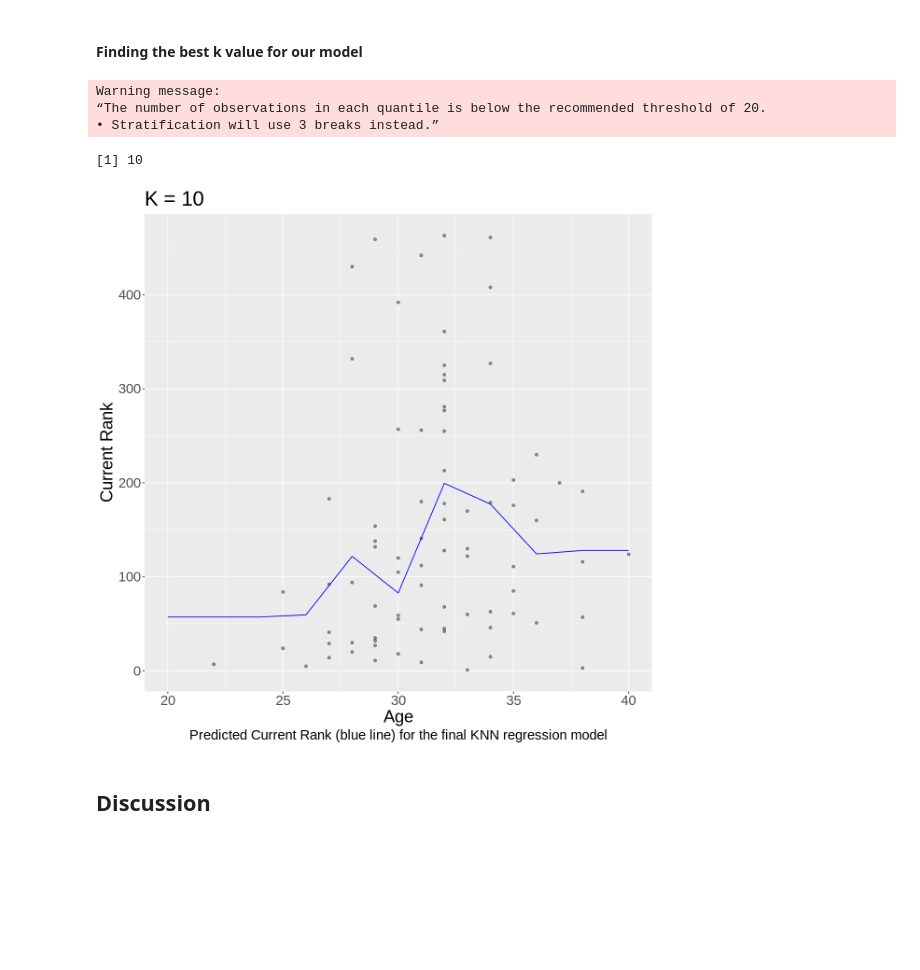
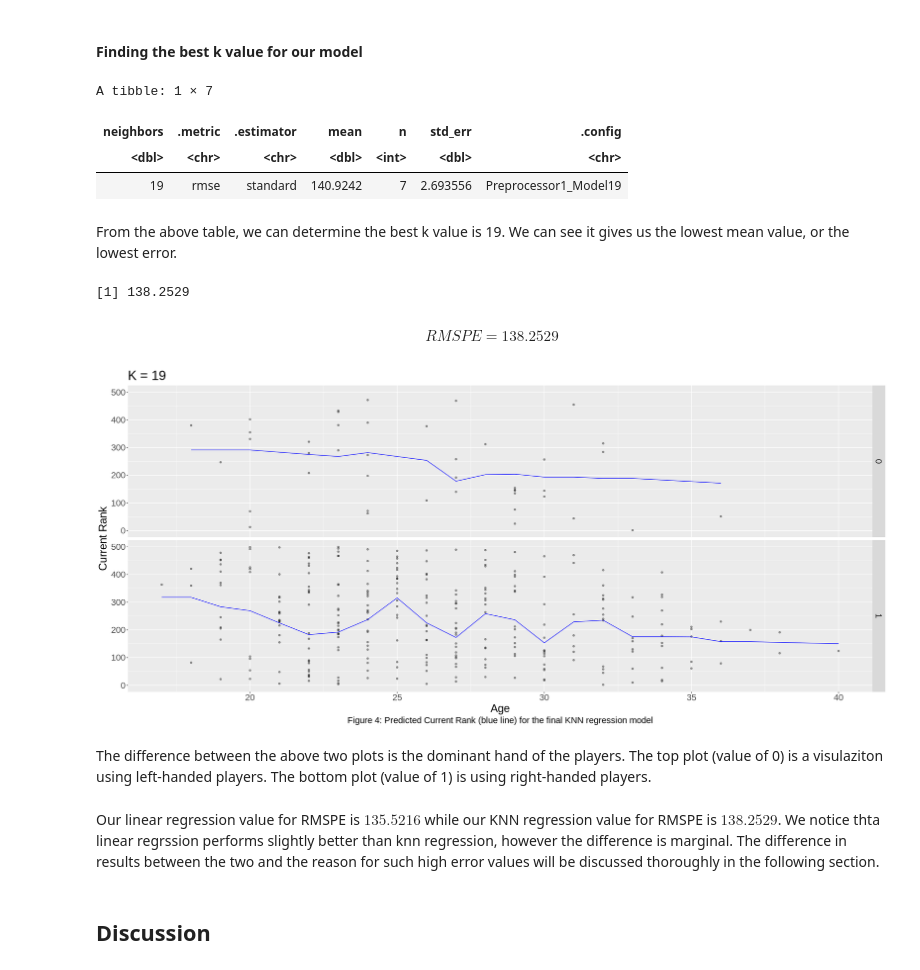
Before and after one commit to emilywang0/dsci-tennis-data-analysis, a Jupyter notebook: Proposal.ipynb, the cells around one changed output. Cells and saved outputs as stored; diff of their text form; code cells hidden in the pictures; blank space fills up the shorter version.

```diff
--- a/Proposal.ipynb
+++ b/Proposal.ipynb
@@ -121,9 +121,9 @@ Now, we will summarize our training data to report the mean of our numeric predi
 # %%
 # Split our data into training and testing
 set.seed(1234) #DO NOT REMOVE
-tennis_lm_split <- initial_split(tennis_lm_mutate %>% select(-Height), prop = 0.7, strata = Current.Rank)
-tennis_lm_train <- training(tennis_lm_split)
-tennis_lm_test <- testing(tennis_lm_split)
+tennis_split <- initial_split(tennis_lm_mutate %>% select(-Height), prop = 0.7, strata = Current.Rank)
+tennis_lm_train <- training(tennis_split)
+tennis_lm_test <- testing(tennis_split)
 
 missing_obs <- sum(apply(tennis_lm_train, 1, function(x) any(is.na(x)))) # Used to find the number of missing observations
 
@@ -337,6 +337,0 @@ A tibble: 115 × 3
-# %%
-tennis_knn_split <- initial_split(tennis_knn_mutate, prop = 0.7, strata = Current.Rank)
-tennis_knn_train <- training(tennis_knn_split)
-tennis_knn_test <- testing(tennis_knn_split)
-print("Table 6: Tennis knn Training Data")
-tennis_knn_train
@@ -365,68 +348,77 @@ knn_recipe <- recipe(Current.Rank ~ Age + Plays, data = tennis_knn_train) |>  #W
 
 knn_vfold <- vfold_cv(tennis_knn_train, v = 7, strata = Current.Rank) #We use seven folds here to get roughly 50 rows per fold.
 
-knn_workflow <- workflow() |>
+knn_workflow <- workflow() |> #we create a workflow by combining the recipe and model we just made.
     add_recipe(knn_recipe) |>
     add_model(knn_spec)
 
-gridvals <- tibble(neighbors = seq(from = 1, to = 10, by = 1))
+gridvals <- tibble(neighbors = seq(from = 1, to = 20, by = 1)) #We create a set of k values to be tested (1-20).
 
-knn_results <- knn_workflow |>
+knn_results <- knn_workflow |> #We perform the v fold cross validation.
 tune_grid(resamples = knn_vfold, grid = gridvals) |>
 collect_metrics()
 
-k_best <- knn_results |>
+k_best <- knn_results |> #We filter for the best k value and pull out the value.
 filter(.metric == "rmse") |>
-arrange(mean) |>
-slice(1) |>
-pull(neighbors)
+filter(mean == min(mean))
 
+print("Table 6: Best k value")
 k_best
 # %% [output]
-Warning message:
-“The number of observations in each quantile is below the recommended threshold of 20.
-• Stratification will use 3 breaks instead.”
+A tibble: 1 × 7
-[1] 10
+| neighbors | .metric | .estimator | mean | n | std_err | .config |
+| <dbl> | <chr> | <chr> | <dbl> | <int> | <dbl> | <chr> |
+| 19 | rmse | standard | 140.9242 | 7 | 2.693556 | Preprocessor1_Model19 |
+# %% [markdown]
+From the above table, we can determine the best k value is 19. We can see it gives us the lowest mean value, or the lowest error.
 # %%
 # Retrain our model using K = 10
-knn_spec <- nearest_neighbor(weight_func = "rectangular",
-                              neighbors = k_best) |>
+knn_best_spec <- nearest_neighbor(weight_func = "rectangular", # we create a new model with our optimised k value.
+                              neighbors = 19) |>
   set_engine("kknn") |>
   set_mode("regression")
 
-knn_fit <- workflow() |>
+knn_best_fit <- workflow() |> #we create a new workflow by adding together our optimised model wiht our recipe.
   add_recipe(knn_recipe) |>
-  add_model(knn_spec) |>
+  add_model(knn_best_spec) |>
   fit(data = tennis_knn_train)
 
 # Make predictions on test data, and compute summary of regresion quality
-knn_summary <- knn_fit |>
+knn_summary <- knn_best_fit |>
   predict(tennis_knn_test) |>
   bind_cols(tennis_knn_test) |>
   metrics(truth = Current.Rank, estimate = .pred) |>
   filter(.metric == 'rmse')|> select(.estimate) |> pull()
+
+knn_summary
+# %% [output]
+[1] 138.2529
+# %% [markdown]
+$$RMSPE = 138.2529$$
 # %%
-# Smallest and greatest age lies between 20-40, so the regression plot will only be relevant to these values
-knn_preds <- tibble(Age = seq(from = 20, to = 40, by = 2), Plays= seq(from = 20, to = 40, by = 2))
+knn_preds <- knn_best_fit |> #We make predictions witht the training set to plot in the below graphs.
+  predict(tennis_knn_train) |>
+  bind_cols(tennis_knn_train)
 
-
-knn_preds <- knn_fit |>
-  predict(knn_preds) |>
-  bind_cols(knn_preds)
-
-# Create the regression plot for Age and Current Rank
-knn_plot <- ggplot(tennis_knn_train, aes(x = Age, y = Current.Rank)) +
+# Create the regression plot for Age and Current Rank, separated by hand dominaance.
+knn_plot <- ggplot(knn_preds, aes(x = Age, y = Current.Rank)) +
   geom_point(alpha = 0.4) +
   geom_line(data = knn_preds,
             mapping = aes(x = Age, y = .pred),
             color = "blue") +
   xlab("Age") +
   ylab("Current Rank") +
-  ggtitle(paste0("K = ", k_best)) + labs(caption = "Predicted Current Rank (blue line) for the final KNN regression model") +
-  theme(text = element_text(size = 22)) + theme(plot.caption = element_text(hjust = 0.5))
+  ggtitle(paste0("K = ", k_best)) + labs(caption = "Figure 4: Predicted Current Rank (blue line) for the final KNN regression model") +
+  theme(text = element_text(size = 22)) + theme(plot.caption = element_text(hjust = 0.5)) +
+facet_grid(Plays ~.)
+
 
 knn_plot
 # %% [output]
-[figure, old version]
+[figure, new version]
+# %% [markdown]
+The difference between the above two plots is the dominant hand of the players. The top plot (value of 0) is a visulaziton using left-handed players. The bottom plot (value of 1) is using right-handed players.
+# %% [markdown]
+Our linear regression value for RMSPE is $135.5216$ while our KNN regression value for RMSPE is $138.2529$. We notice thta linear regrssion performs slightly better than knn regression, however the difference is marginal. The difference in results between the two and the reason for such high error values will be discussed thoroughly in the following section.
 # %% [markdown]
 ## Discussion
```
Also changed, not shown: parts of 8 cells of this notebook.
